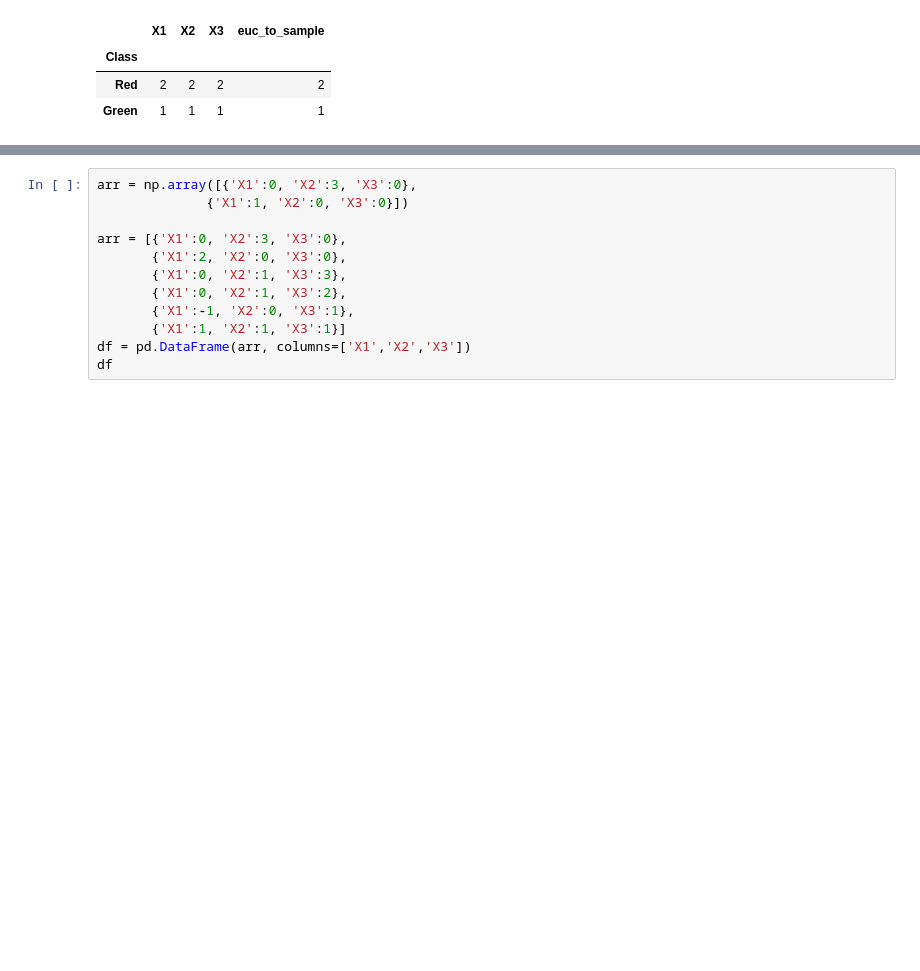
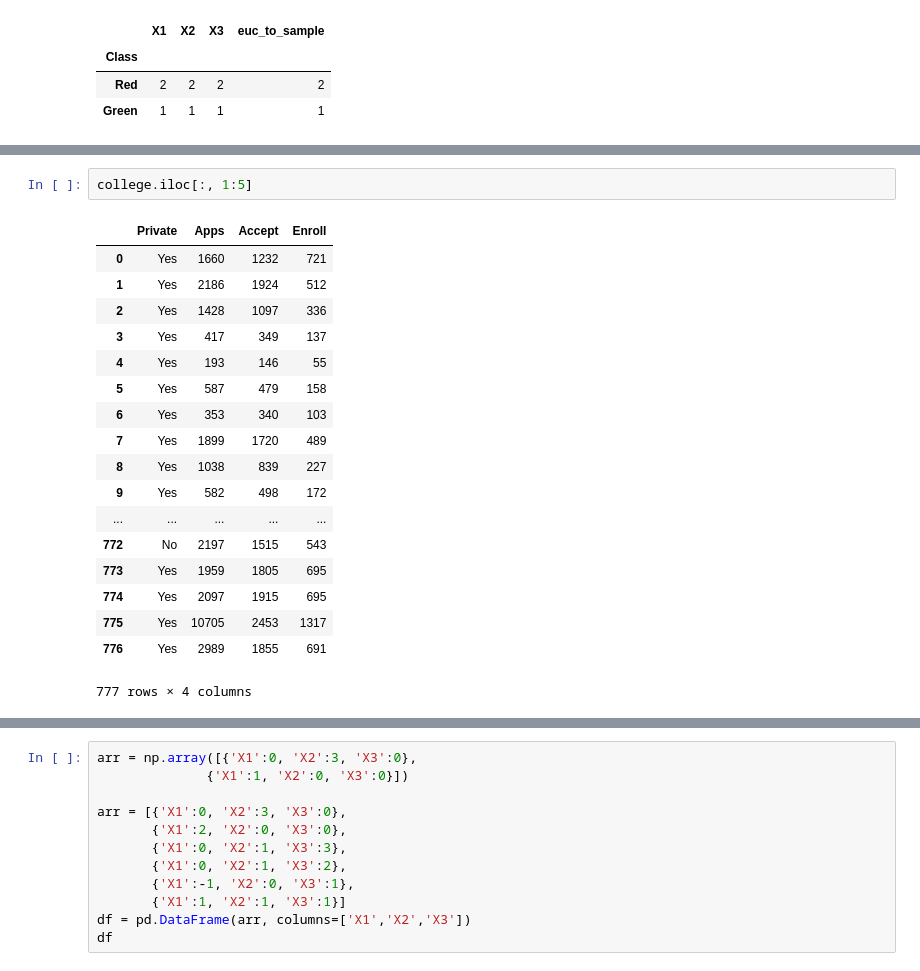
Before and after one commit to kevvo83/Introduction-to-Statistical-Learning, a Jupyter notebook: ISLR Chapter 2 Statistical Learning, Exercises.ipynb, the cells around one changed output, grey strips where cells are left out. Cells and saved outputs as stored; diff of their text form; blank space fills up the shorter version.

```diff
--- a/ISLR Chapter 2 Statistical Learning, Exercises.ipynb
+++ b/ISLR Chapter 2 Statistical Learning, Exercises.ipynb
@@ -162,0 +200,21 @@ Name: Class, dtype: object
+# %%
+college.iloc[:, 1:5]
+# %% [output]
+|  | Private | Apps | Accept | Enroll |
+| 0 | Yes | 1660 | 1232 | 721 |
+| 1 | Yes | 2186 | 1924 | 512 |
+| 2 | Yes | 1428 | 1097 | 336 |
+| 3 | Yes | 417 | 349 | 137 |
+| 4 | Yes | 193 | 146 | 55 |
+| 5 | Yes | 587 | 479 | 158 |
+| 6 | Yes | 353 | 340 | 103 |
+| 7 | Yes | 1899 | 1720 | 489 |
+| 8 | Yes | 1038 | 839 | 227 |
+| 9 | Yes | 582 | 498 | 172 |
+| ... | ... | ... | ... | ... |
+| 772 | No | 2197 | 1515 | 543 |
+| 773 | Yes | 1959 | 1805 | 695 |
+| 774 | Yes | 2097 | 1915 | 695 |
+| 775 | Yes | 10705 | 2453 | 1317 |
+| 776 | Yes | 2989 | 1855 | 691 |
+777 rows × 4 columns
```
Also changed, not shown: parts of 8 cells of this notebook.
